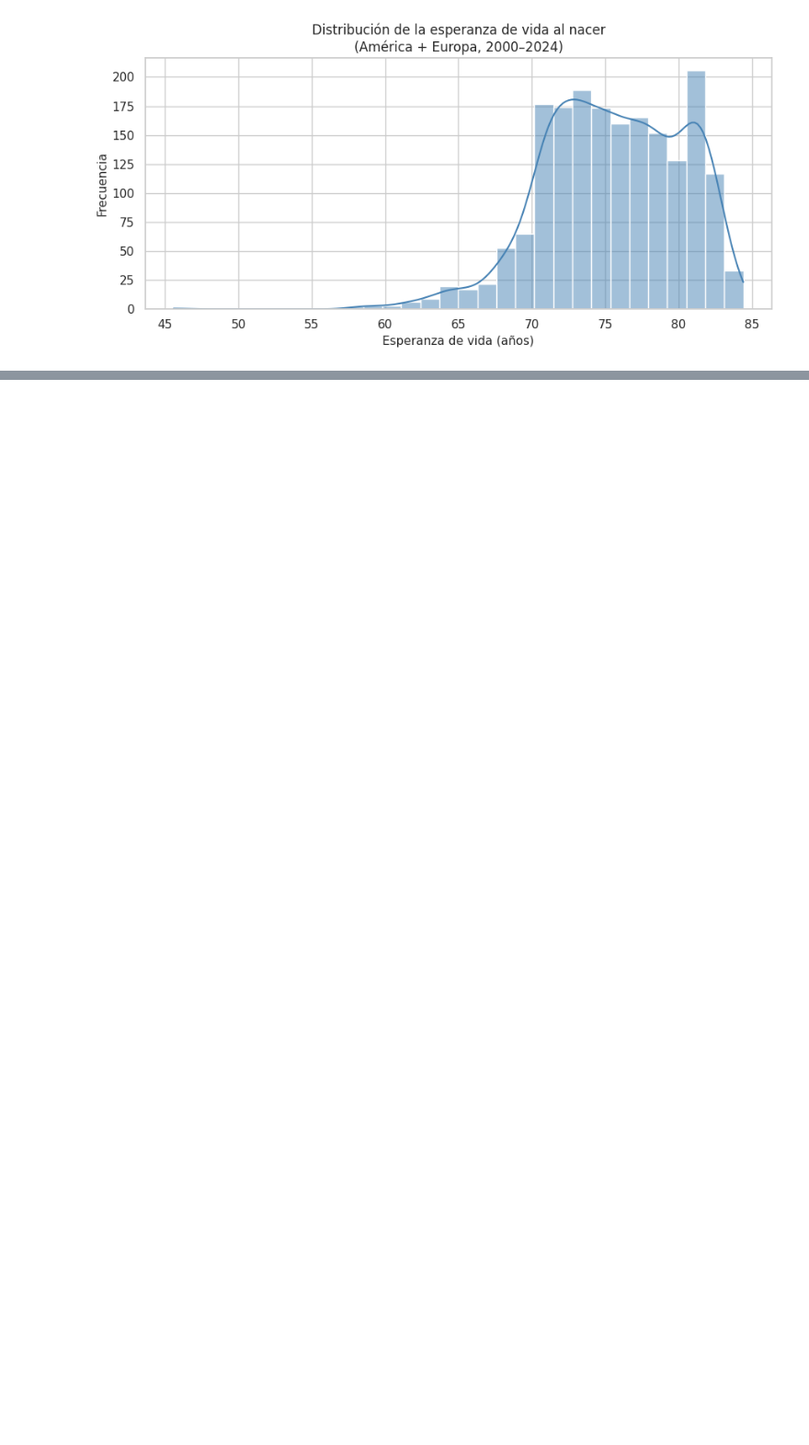
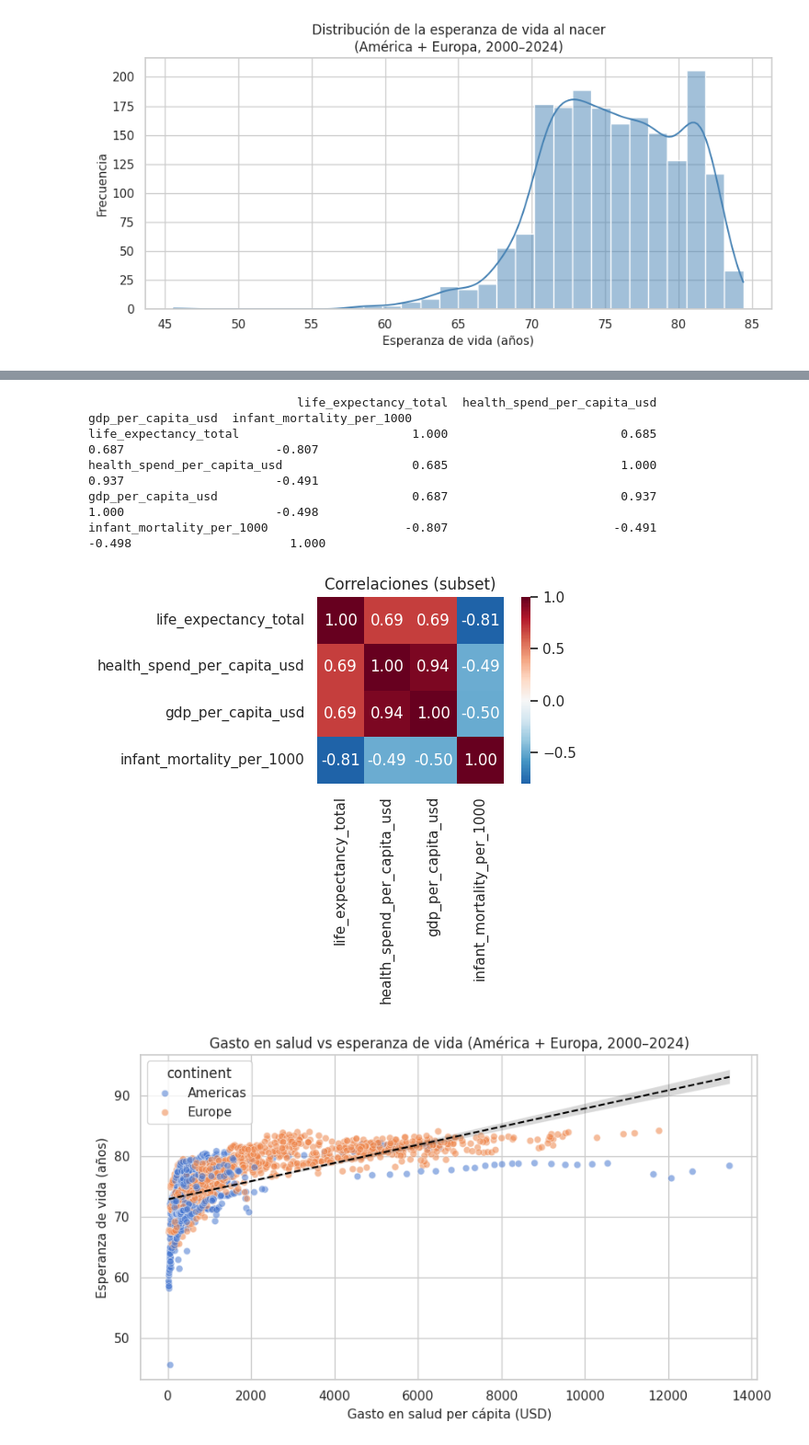
Before and after one commit to syltaer-utp/Project-S100, a Jupyter notebook: S100_Equipo2_ParteI.ipynb, the cells around one changed output, grey strips where cells are left out. Shown at 92% size. Saved outputs shown, nothing was run; the diff lists cells and outputs as text; code cells hidden in the pictures; blank space fills up the shorter version.

```diff
--- a/S100_Equipo2_ParteI.ipynb
+++ b/S100_Equipo2_ParteI.ipynb
@@ -214,0 +255,37 @@ La distribución se concentra entre 70 y 82 años, con una cola hacia la izquier
+# %%
+corr = df_subset[desc_vars].corr()
+print(corr.round(3).to_string())
+
+fig, ax = plt.subplots(figsize=(6.5, 5))
+sns.heatmap(corr, annot=True, fmt=".2f", cmap="RdBu_r", center=0, square=True, ax=ax)
+ax.set_title("Correlaciones (subset)")
+plt.tight_layout()
+plt.savefig("fig_corr_heatmap.png", dpi=150, bbox_inches="tight")
+plt.show()
+
+fig, ax = plt.subplots(figsize=(8.5, 5))
+sns.scatterplot(
+    data=df_subset.dropna(subset=["health_spend_per_capita_usd", "life_expectancy_total"]),
+    x="health_spend_per_capita_usd", y="life_expectancy_total",
+    hue="continent", alpha=0.55, ax=ax
+)
+sns.regplot(
+    data=df_subset.dropna(subset=["health_spend_per_capita_usd", "life_expectancy_total"]),
+    x="health_spend_per_capita_usd", y="life_expectancy_total",
+    scatter=False, color="black",
+    line_kws={"linewidth": 1.5, "linestyle": "--"}, ax=ax
+)
+ax.set_xlabel("Gasto en salud per cápita (USD)")
+ax.set_ylabel("Esperanza de vida (años)")
+ax.set_title("Gasto en salud vs esperanza de vida (América + Europa, 2000–2024)")
+plt.tight_layout()
+plt.savefig("fig_scatter_spend_le.png", dpi=150, bbox_inches="tight")
+plt.show()
+# %% [output]
+                             life_expectancy_total  health_spend_per_capita_usd  gdp_per_capita_usd  infant_mortality_per_1000
+life_expectancy_total                        1.000                        0.685               0.687                     -0.807
+health_spend_per_capita_usd                  0.685                        1.000               0.937                     -0.491
+gdp_per_capita_usd                           0.687                        0.937               1.000                     -0.498
+infant_mortality_per_1000                   -0.807                       -0.491              -0.498                      1.000
+[figure, added]
+[figure, added]
```
Also changed, not shown: parts of 34 cells of this notebook.
